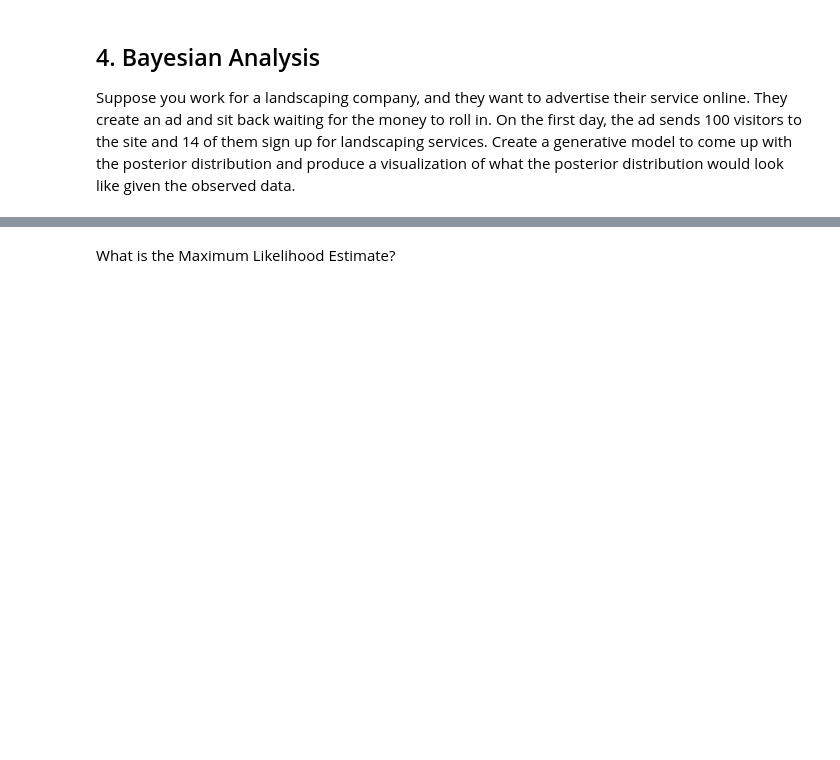
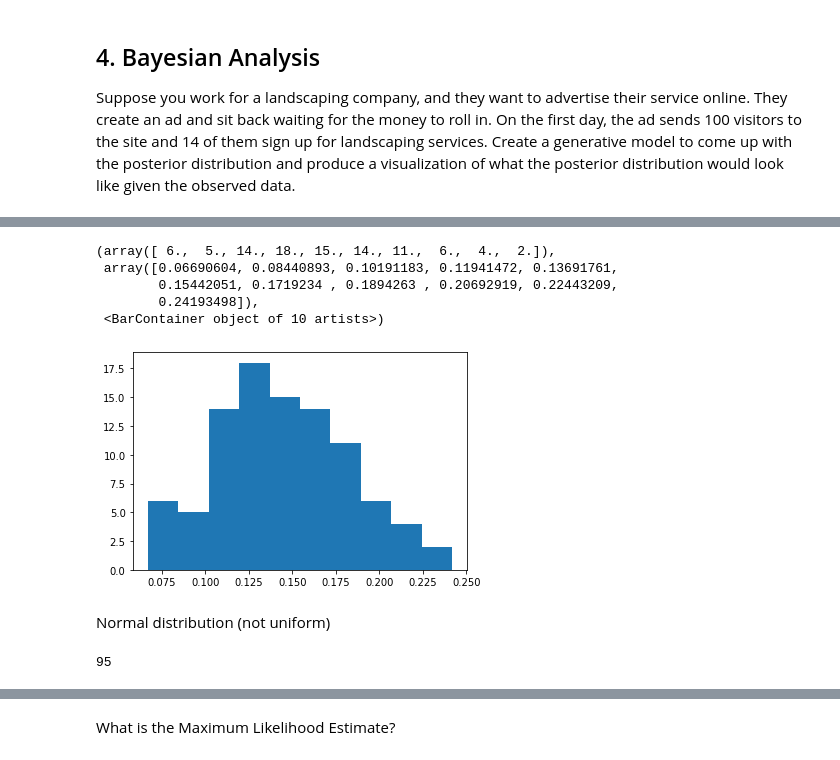
Before and after one commit to ironhack-datalabs/datamad1020, a Jupyter notebook: module-2/lab-bayesian-statistics/your-code/main.ipynb, the cells around one changed output, grey strips where cells are left out. Saved outputs shown, nothing was run; the diff lists cells and outputs as text; code cells hidden in the pictures; blank space fills up the shorter version.

```diff
--- a/module-2/lab-bayesian-statistics/your-code/main.ipynb
+++ b/module-2/lab-bayesian-statistics/your-code/main.ipynb
@@ -217,0 +255,23 @@ Produce a set of descriptive statistics for the posterior distribution.
+# %%
+truth = 14
+posteriori = []
+
+for n_vis in simulation:
+    posteriori.append(n_vis == truth)
+# %%
+post = [prob for prob, res in zip(prior,posteriori) if res]
+# %%
+plt.hist(post)
+# %% [output]
+(array([ 6.,  5., 14., 18., 15., 14., 11.,  6.,  4.,  2.]),
+ array([0.06690604, 0.08440893, 0.10191183, 0.11941472, 0.13691761,
+        0.15442051, 0.1719234 , 0.1894263 , 0.20692919, 0.22443209,
+        0.24193498]),
+ <BarContainer object of 10 artists>)
+[figure, added]
+# %% [markdown]
+Normal distribution (not uniform)
+# %%
+len(post)
+# %% [output]
+95
```
Also changed, not shown: parts of 18 cells of this notebook.
